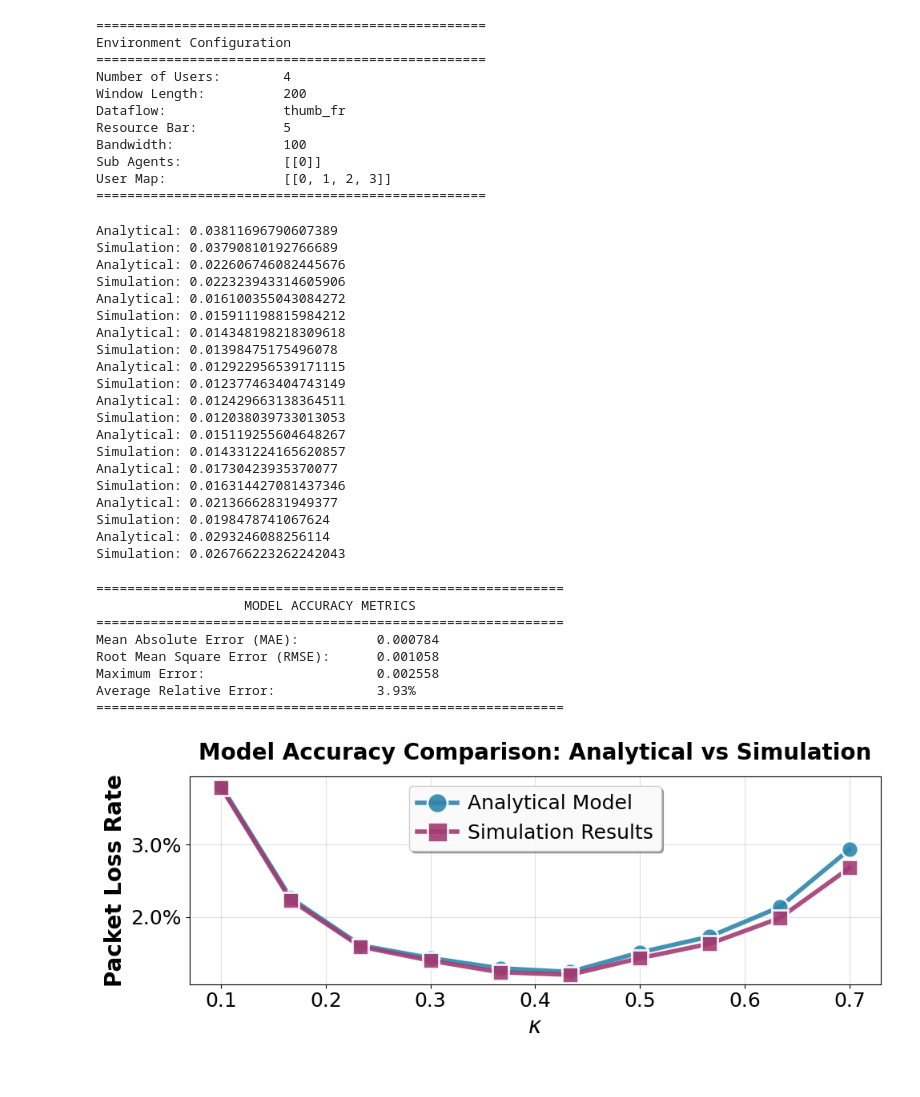
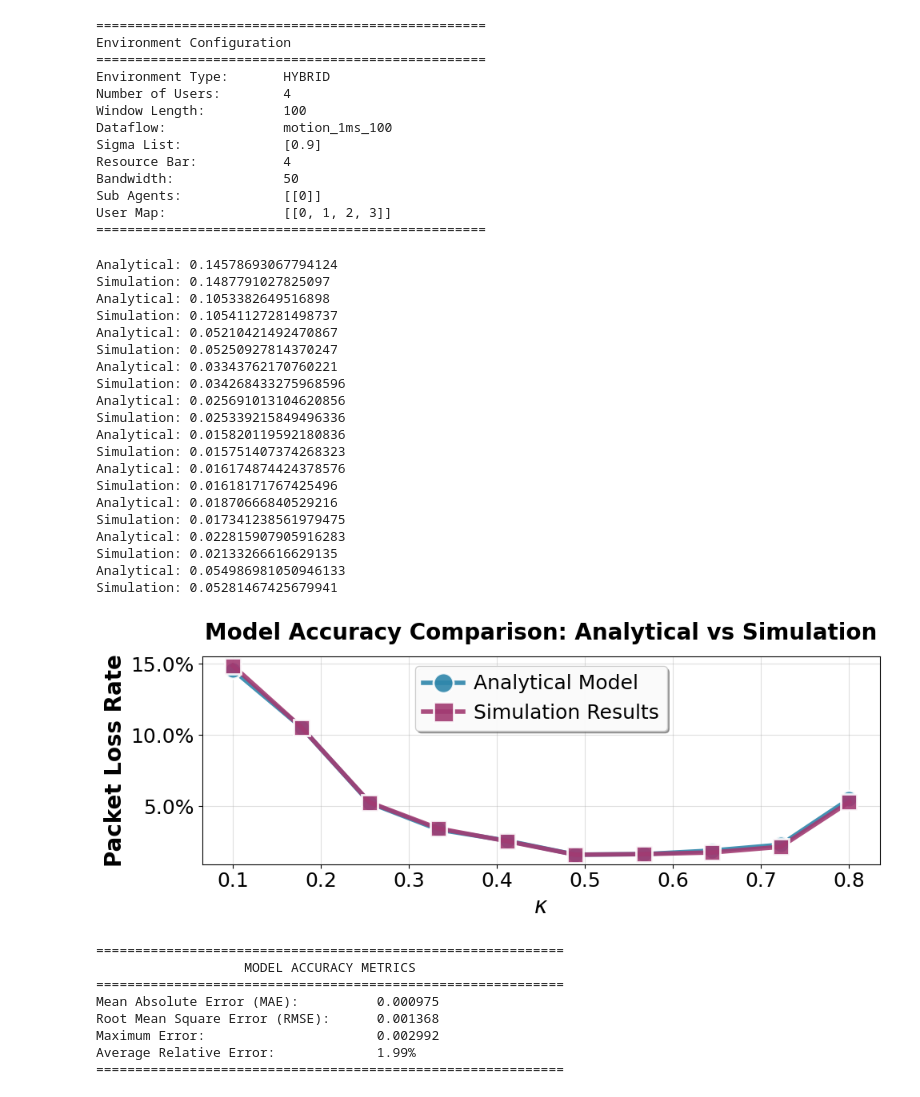
Before and after one commit to evanyeh5118/diffusionQL_resource_schduling, a Jupyter notebook: src/notebooks/04_analysis/figure05_model_accuracy.ipynb, the cells around one changed output. Drawn from its saved outputs; the diff is of its cells as text; code cells hidden in the pictures.

```diff
--- a/src/notebooks/04_analysis/figure05_model_accuracy.ipynb
+++ b/src/notebooks/04_analysis/figure05_model_accuracy.ipynb
@@ -17,19 +17,21 @@ from Agents.Others import PolicyDemoAdaptiveAlpha
 # %%
-configIdx = 2
+configIdx = 24
 envParams = getEnvConfig(configIdx)
 visualizeEnvConfig(envParams)
-trafficDataParentPath = f'../Datasets/TrafficDataset/TrafficData'
+trafficDataParentPath = f'../../../data/processed/traffic'
 env = createEnv(envParams, trafficDataParentPath)
 env.selectMode(mode="train", type="data")
 # %% [output]
 ==================================================
 Environment Configuration
 ==================================================
+Environment Type:       HYBRID
 Number of Users:        4
-Window Length:          200
-Dataflow:               thumb_fr
-Resource Bar:           5
-Bandwidth:              100
+Window Length:          100
+Dataflow:               motion_1ms_100
+Sigma List:             [0.9]
+Resource Bar:           4
+Bandwidth:              50
 Sub Agents:             [[0]]
 User Map:               [[0, 1, 2, 3]]
 ==================================================
@@ -44,7 +44,7 @@ rewardKernel = RewardKernel(envParams)
 policy = PolicyDemoAdaptiveAlpha(envParams)
 M_fixed = 4
 # %%
-N_iter = 5000
+N_iter = 1000
 
 metrics = {'Analytical': [], 'Simulation': []}
 
@@ -69,32 +69,32 @@ for alpha_fixed in np.linspace(0.1, 0.7, 10):
     print(f'Analytical: {packetLossRate_analytical}')
     print(f'Simulation: {packetLossRate_simulation}')
 # %% [output]
-Analytical: 0.03811696790607389
-Simulation: 0.03790810192766689
-Analytical: 0.022606746082445676
-Simulation: 0.022323943314605906
-Analytical: 0.016100355043084272
-Simulation: 0.015911198815984212
-Analytical: 0.014348198218309618
-Simulation: 0.01398475175496078
-Analytical: 0.012922956539171115
-Simulation: 0.012377463404743149
-Analytical: 0.012429663138364511
-Simulation: 0.012038039733013053
-Analytical: 0.015119255604648267
-Simulation: 0.014331224165620857
-Analytical: 0.01730423935370077
-Simulation: 0.016314427081437346
-Analytical: 0.02136662831949377
-Simulation: 0.0198478741067624
-Analytical: 0.0293246088256114
-Simulation: 0.026766223262242043
+Analytical: 0.14578693067794124
+Simulation: 0.1487791027825097
+Analytical: 0.1053382649516898
+Simulation: 0.10541127281498737
+Analytical: 0.05210421492470867
+Simulation: 0.05250927814370247
+Analytical: 0.03343762170760221
+Simulation: 0.034268433275968596
+Analytical: 0.025691013104620856
+Simulation: 0.025339215849496336
+Analytical: 0.015820119592180836
+Simulation: 0.015751407374268323
+Analytical: 0.016174874424378576
+Simulation: 0.01618171767425496
+Analytical: 0.01870666840529216
+Simulation: 0.017341238561979475
+Analytical: 0.022815907905916283
+Simulation: 0.02133266616629135
+Analytical: 0.054986981050946133
+Simulation: 0.05281467425679941
 # %%
 # Enhanced visualization with bigger fonts, markers, and condensed layout
 plt.figure(figsize=(10, 4))
 
 # Create alpha values for x-axis
-alpha_values = np.linspace(0.1, 0.7, 10)
+alpha_values = np.linspace(0.1, 0.8, 10)
 
 # Plot both metrics with larger markers and thicker lines
 plt.plot(alpha_values, metrics['Analytical'],
@@ -115,40 +115,40 @@ plt.title('Model Accuracy Comparison: Analytical vs Simulation',
           fontsize=20, fontweight='bold', pad=15)
 
 # Add legend with bigger font
 plt.legend(fontsize=18, loc='upper center', framealpha=0.95, shadow=True,
            markerscale=1.2, handletextpad=0.5)
 
 # Format y-axis to show percentages with bigger font
 plt.gca().yaxis.set_major_formatter(plt.FuncFormatter(lambda y, _: '{:.1%}'.format(y)))
 plt.tick_params(axis='both', which='major', labelsize=18)
 
 # Add some padding around the plot
 plt.tight_layout()
 
 #plt.show()
 plt.savefig('C:/Users/Ye/Documents/YuYeh_Documents/L2S/Conference_Writing/ICC_diffusion_policy/Figures/fig05_model_accuracy.png', dpi=300)
-
+#plt.show()
 # Calculate and display accuracy metrics with bigger fonts
 mae = np.mean(np.abs(np.array(metrics['Analytical']) - np.array(metrics['Simulation'])))
 mse = np.mean((np.array(metrics['Analytical']) - np.array(metrics['Simulation']))**2)
 rmse = np.sqrt(mse)
 max_error = np.max(np.abs(np.array(metrics['Analytical']) - np.array(metrics['Simulation'])))
 
 print(f"\n{'='*60}")
 print(f"{'MODEL ACCURACY METRICS':^60}")
 print(f"{'='*60}")
 print(f"{'Mean Absolute Error (MAE):':<35} {mae:.6f}")
 print(f"{'Root Mean Square Error (RMSE):':<35} {rmse:.6f}")
 print(f"{'Maximum Error:':<35} {max_error:.6f}")
 print(f"{'Average Relative Error:':<35} {mae/np.mean(metrics['Analytical'])*100:.2f}%")
 print(f"{'='*60}")
 # %% [output]
+[figure, new version]
 ============================================================
                    MODEL ACCURACY METRICS
 ============================================================
-Mean Absolute Error (MAE):          0.000784
-Root Mean Square Error (RMSE):      0.001058
-Maximum Error:                      0.002558
-Average Relative Error:             3.93%
+Mean Absolute Error (MAE):          0.000975
+Root Mean Square Error (RMSE):      0.001368
+Maximum Error:                      0.002992
+Average Relative Error:             1.99%
 ============================================================
-[figure, old version]
```
Also changed, not shown: parts of 2 cells of this notebook, 2 other files.
